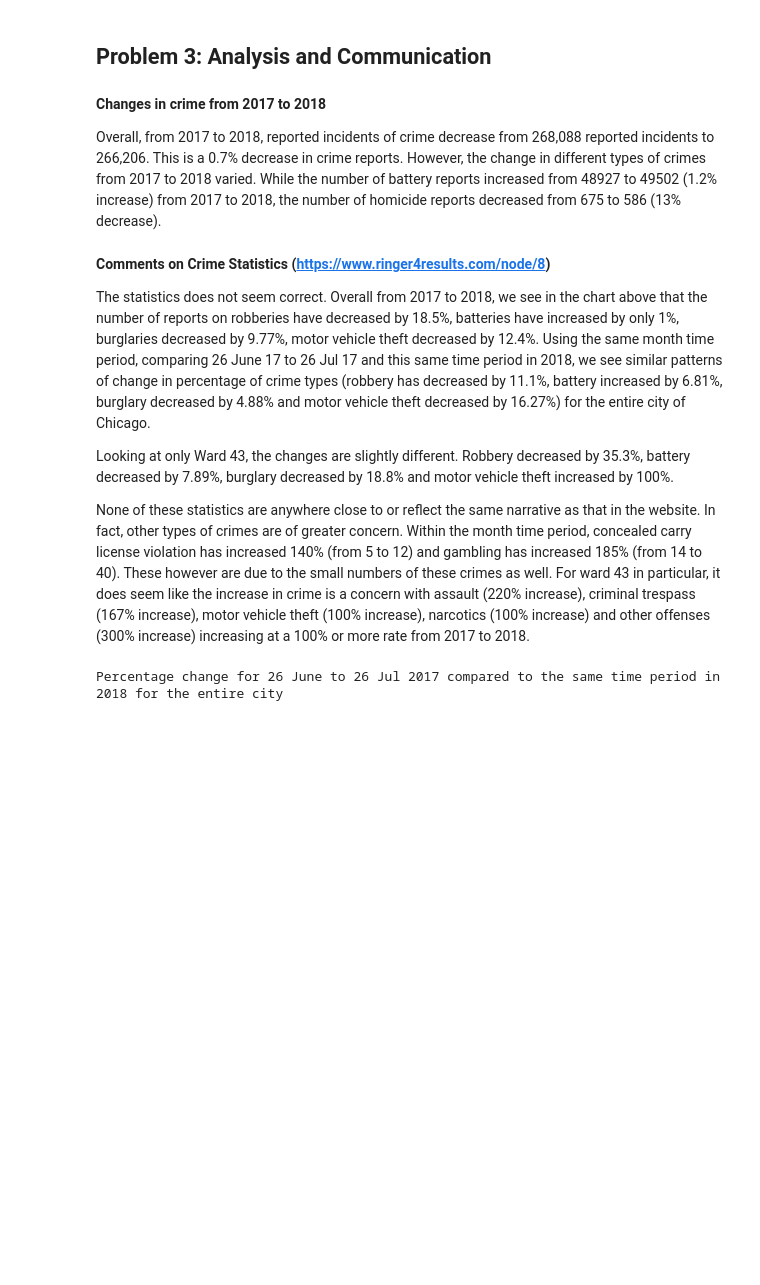
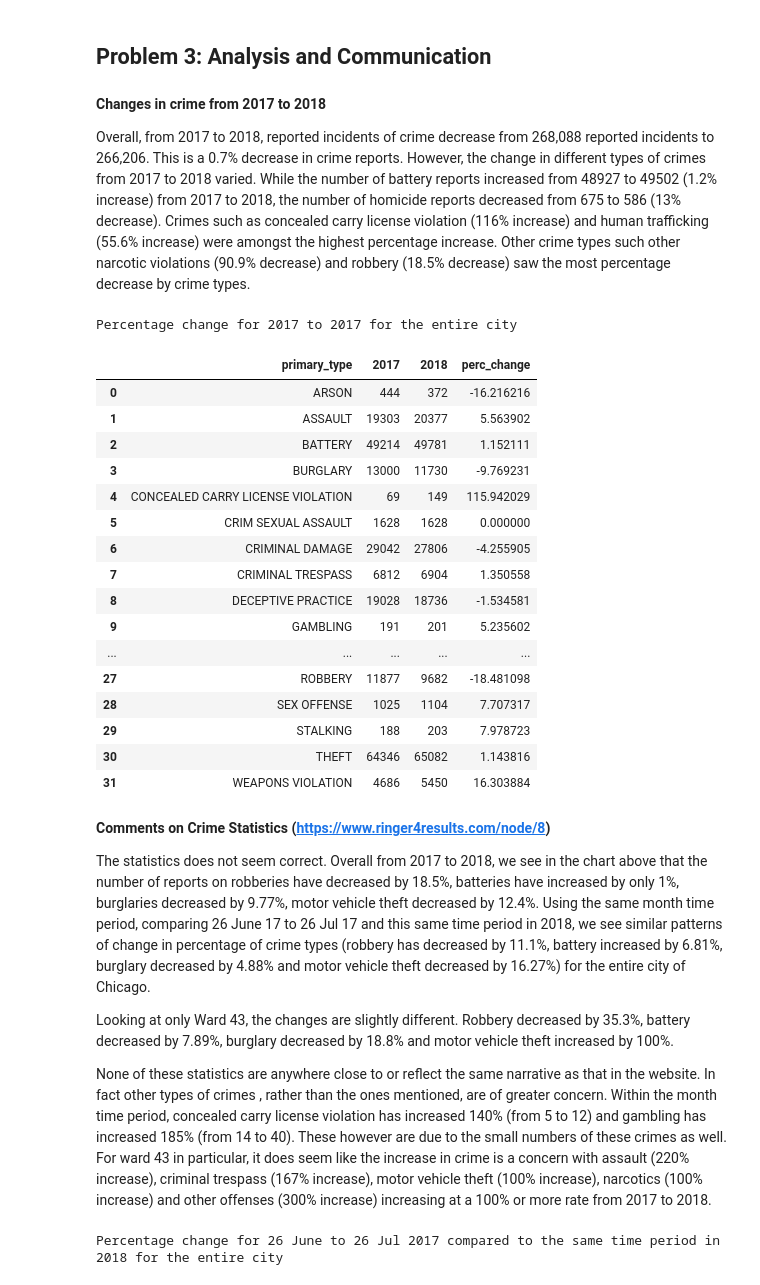
Before and after one commit to rachel-ker/capp30254, a Jupyter notebook: HW1/hw1-writeup.ipynb, the cells around one changed output. Drawn from its saved outputs; the diff is of its cells as text; code cells hidden in the pictures; blank space fills up the shorter version.

```diff
--- a/HW1/hw1-writeup.ipynb
+++ b/HW1/hw1-writeup.ipynb
@@ -102,7 +188,29 @@ Comparing the zipcodes that have crime reports on 'Deceptive Practice' and 'Sex
 # %% [markdown]
 **Changes in crime from 2017 to 2018**
 
-Overall, from 2017 to 2018, reported incidents of crime decrease from 268,088 reported incidents to 266,206. This is a 0.7% decrease in crime reports. However, the change in different types of crimes from 2017 to 2018 varied. While the number of battery reports increased from 48927 to 49502 (1.2% increase) from 2017 to 2018, the number of homicide reports decreased from 675 to 586 (13% decrease).
+Overall, from 2017 to 2018, reported incidents of crime decrease from 268,088 reported incidents to 266,206. This is a 0.7% decrease in crime reports. However, the change in different types of crimes from 2017 to 2018 varied. While the number of battery reports increased from 48927 to 49502 (1.2% increase) from 2017 to 2018, the number of homicide reports decreased from 675 to 586 (13% decrease). Crimes such as concealed carry license violation (116% increase) and human trafficking (55.6% increase) were amongst the highest percentage increase. Other crime types such other narcotic violations (90.9% decrease) and robbery (18.5% decrease) saw the most percentage decrease by crime types.
+# %%
+print("Percentage change for 2017 to 2017 for the entire city")
+pd.read_csv("tables/perc_change_alldata")
+# %% [output]
+Percentage change for 2017 to 2017 for the entire city
+|  | primary_type | 2017 | 2018 | perc_change |
+| 0 | ARSON | 444 | 372 | -16.216216 |
+| 1 | ASSAULT | 19303 | 20377 | 5.563902 |
+| 2 | BATTERY | 49214 | 49781 | 1.152111 |
+| 3 | BURGLARY | 13000 | 11730 | -9.769231 |
+| 4 | CONCEALED CARRY LICENSE VIOLATION | 69 | 149 | 115.942029 |
+| 5 | CRIM SEXUAL ASSAULT | 1628 | 1628 | 0.000000 |
+| 6 | CRIMINAL DAMAGE | 29042 | 27806 | -4.255905 |
+| 7 | CRIMINAL TRESPASS | 6812 | 6904 | 1.350558 |
+| 8 | DECEPTIVE PRACTICE | 19028 | 18736 | -1.534581 |
+| 9 | GAMBLING | 191 | 201 | 5.235602 |
+| ... | ... | ... | ... | ... |
+| 27 | ROBBERY | 11877 | 9682 | -18.481098 |
+| 28 | SEX OFFENSE | 1025 | 1104 | 7.707317 |
+| 29 | STALKING | 188 | 203 | 7.978723 |
+| 30 | THEFT | 64346 | 65082 | 1.143816 |
+| 31 | WEAPONS VIOLATION | 4686 | 5450 | 16.303884 |
 # %% [markdown]
 **Comments on Crime Statistics (https://www.ringer4results.com/node/8)**
 
@@ -110,7 +218,7 @@ The statistics does not seem correct. Overall from 2017 to 2018, we see in the c
 
 Looking at only Ward 43, the changes are slightly different. Robbery decreased by 35.3%, battery decreased by 7.89%, burglary decreased by 18.8% and motor vehicle theft increased by 100%.
 
-None of these statistics are anywhere close to or reflect the same narrative as that in the website. In fact, other types of crimes are of greater concern. Within the month time period, concealed carry license violation has increased 140% (from 5 to 12) and gambling has increased 185% (from 14 to 40). These however are due to the small numbers of these crimes as well. For ward 43 in particular, it does seem like the increase in crime is a concern with assault (220% increase), criminal trespass (167% increase), motor vehicle theft (100% increase), narcotics (100% increase) and other offenses (300% increase) increasing at a 100% or more rate from 2017 to 2018.
+None of these statistics are anywhere close to or reflect the same narrative as that in the website. In fact other types of crimes , rather than the ones mentioned, are of greater concern. Within the month time period, concealed carry license violation has increased 140% (from 5 to 12) and gambling has increased 185% (from 14 to 40). These however are due to the small numbers of these crimes as well. For ward 43 in particular, it does seem like the increase in crime is a concern with assault (220% increase), criminal trespass (167% increase), motor vehicle theft (100% increase), narcotics (100% increase) and other offenses (300% increase) increasing at a 100% or more rate from 2017 to 2018.
 # %%
 print("Percentage change for 26 June to 26 Jul 2017 compared to the same time period in 2018 for the entire city")
 pd.read_csv("tables/perc_change_monthofjul")
```
Also changed, not shown: parts of 13 cells of this notebook.
